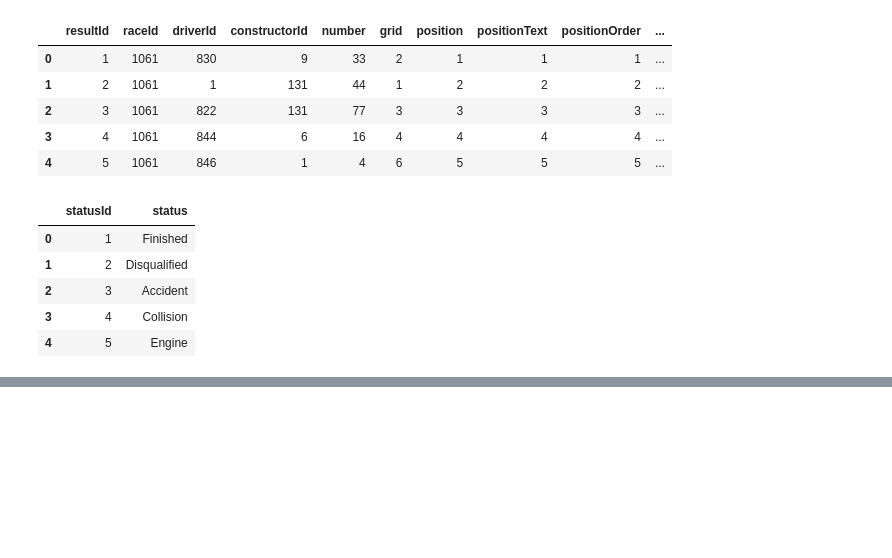
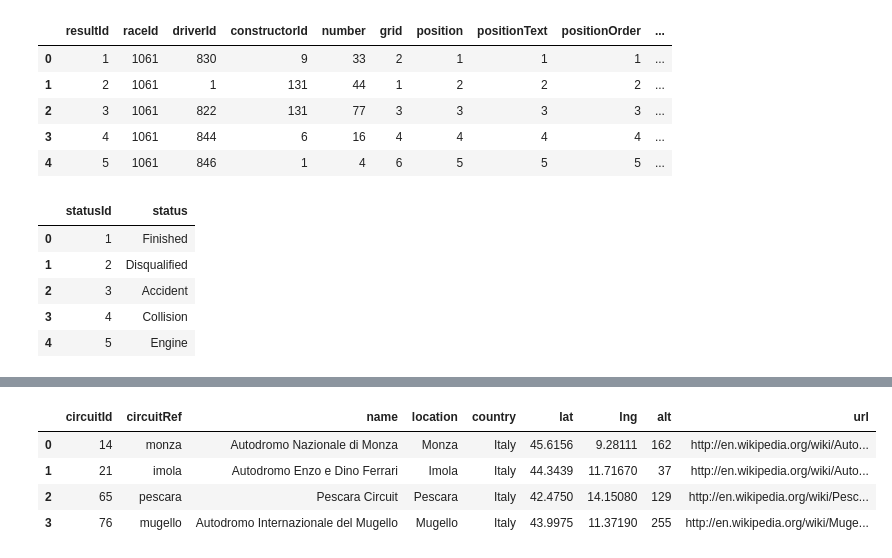
Before and after one commit to sagarverma29/F1-World-Championship-Analysis, a Jupyter notebook: Formula 1 EDA.ipynb, the cells around one changed output, grey strips where cells are left out. Saved outputs shown, nothing was run; the diff lists cells and outputs as text; code cells hidden in the pictures; blank space fills up the shorter version.

```diff
--- a/Formula 1 EDA.ipynb
+++ b/Formula 1 EDA.ipynb
@@ -131,0 +137,4 @@ display(status.head())
+# %%
+# Define the SQLite database
+engine = create_engine('sqlite:///f1_data.db')
+Base = declarative_base()
@@ -131,0 +156,10 @@ display(status.head())
+# %%
+query = "SELECT * FROM circuits WHERE country = 'Italy'"
+italian_circuits = pd.read_sql("SELECT * FROM circuits WHERE country = 'Italy'", engine)
+italian_circuits
+# %% [output]
+|  | circuitId | circuitRef | name | location | country | lat | lng | alt | url |
+| 0 | 14 | monza | Autodromo Nazionale di Monza | Monza | Italy | 45.6156 | 9.28111 | 162 | http://en.wikipedia.org/wiki/Auto... |
+| 1 | 21 | imola | Autodromo Enzo e Dino Ferrari | Imola | Italy | 44.3439 | 11.71670 | 37 | http://en.wikipedia.org/wiki/Auto... |
+| 2 | 65 | pescara | Pescara Circuit | Pescara | Italy | 42.4750 | 14.15080 | 129 | http://en.wikipedia.org/wiki/Pesc... |
+| 3 | 76 | mugello | Autodromo Internazionale del Mugello | Mugello | Italy | 43.9975 | 11.37190 | 255 | http://en.wikipedia.org/wiki/Muge... |
```
Also changed, not shown: parts of 3 cells of this notebook, 1 other file.
